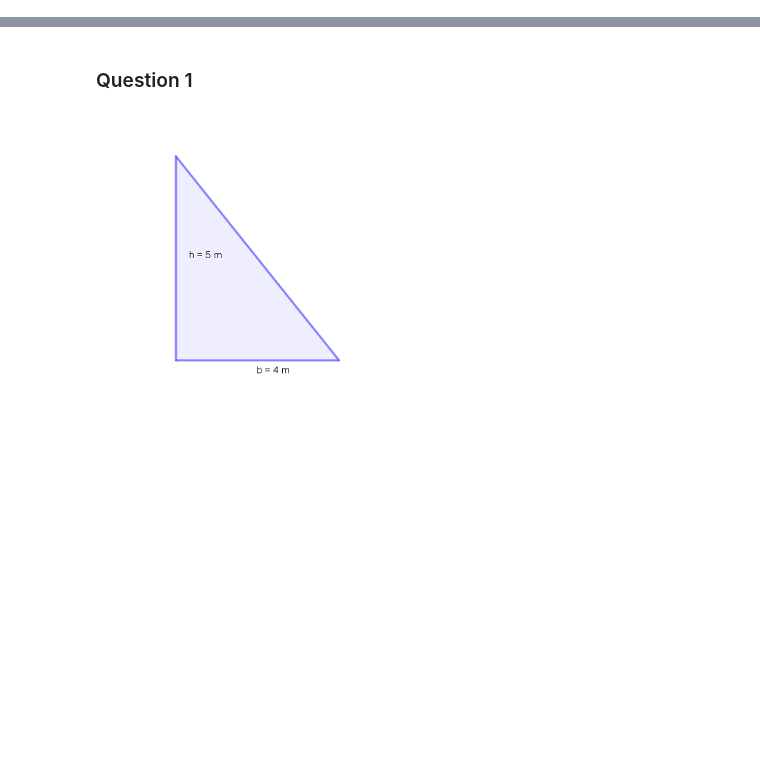
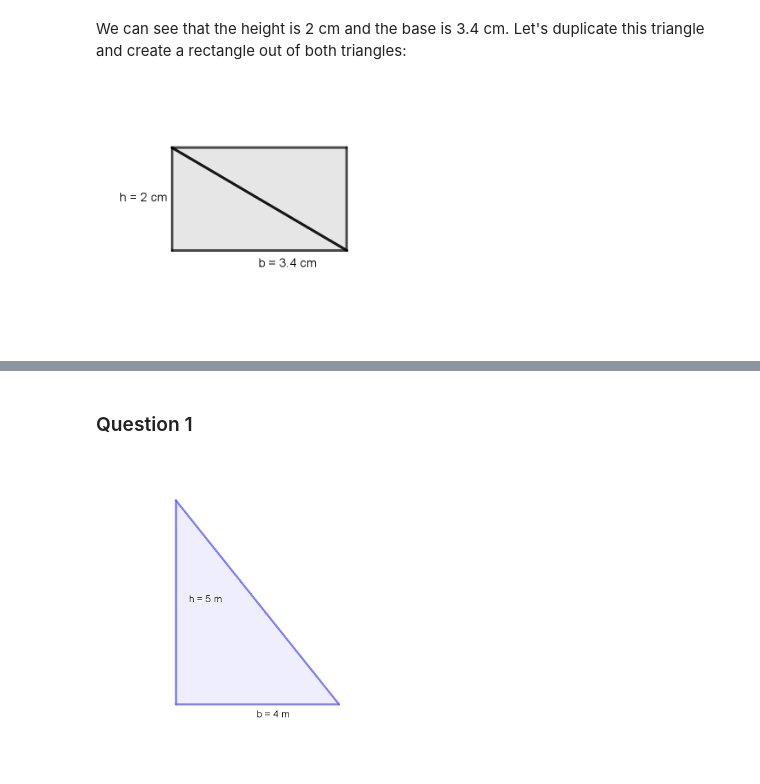
Before and after one commit to ULeth-Math-CS/Callysto, a Jupyter notebook: Nicole/Triangle_Area.ipynb, the cells around one changed output, grey strips where cells are left out. Saved outputs shown, nothing was run; the diff lists cells and outputs as text; code cells hidden in the pictures; blank space fills up the shorter version.

```diff
--- a/Nicole/Triangle_Area.ipynb
+++ b/Nicole/Triangle_Area.ipynb
@@ -77,0 +93,6 @@ Here are a few practice problems to find the area of the triangles
+# %% [markdown]
+We can see that the height is 2 cm and the base is 3.4 cm. Let's duplicate this triangle and create a rectangle out of both triangles:
+# %%
+Image('TriFiles/TWT5.png',width=300,height=400)
+# %% [output]
+[figure, added]
```
Also changed, not shown: parts of 21 cells of this notebook, 12 other files.
